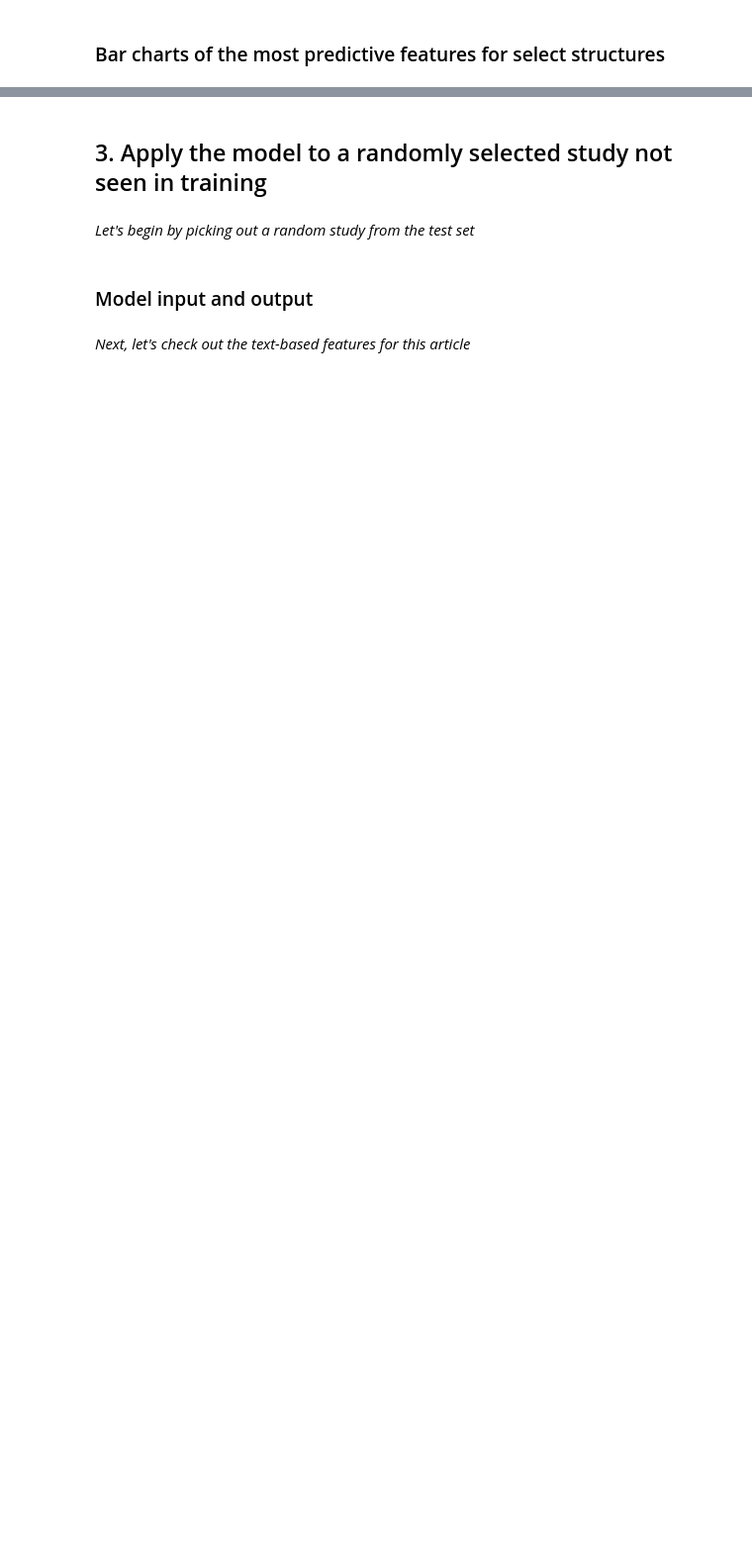
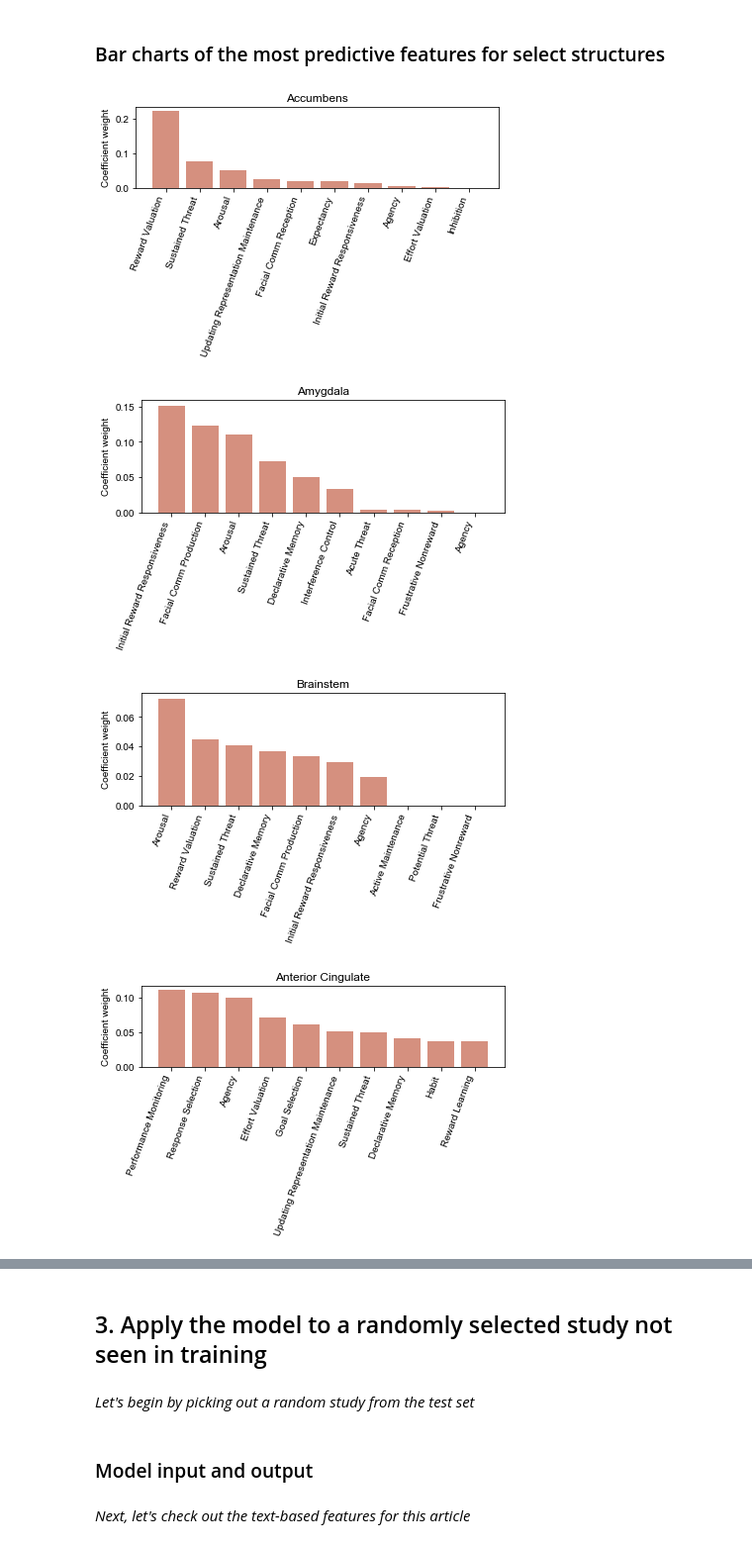
Before and after one commit to ehbeam/mind2brain, a Jupyter notebook: mind2brain.ipynb, the cells around one changed output, grey strips where cells are left out. Shown at 99% size. Drawn from its saved outputs; the diff is of its cells as text; code cells hidden in the pictures; blank space fills up the shorter version.

```diff
--- a/mind2brain.ipynb
+++ b/mind2brain.ipynb
@@ -173,7 +173,7 @@ img = image.new_img_like(cor, relab)
 # %% [markdown]
 ### Matrix of model coefficients sorted by atlas labels
 # %%
-labels = pd.read_csv("data/harvard-oxford.csv", index_col=2, header=0)
+labels = pd.read_csv("data/harvard-oxford.csv", index_col=1, header=0)
 # %%
 coef = pd.DataFrame(index=activation_atlas.columns, columns=features.columns)
 for structure in activation_atlas.columns:
@@ -208,22 +218,26 @@ len(test_ids)
 # %% [markdown]
 ### Bar charts of the most predictive features for select structures
-# %%
-labels["PREPROCESSED"]=labels.index
 # %%
 plt.rcParams["font.family"] = "Arial"
 for structure in ["accumbens", "amygdala", "brainstem", "cingulate_gyrus_anterior_division",
                   "frontal_medial_cortex", "inferior_temporal_gyrus_temporooccipital_part",
                   "insular_cortex", "lateral_occipital_cortex_inferior_division", "middle_frontal_gyrus",
                   "middle_temporal_gyrus_posterior_division", "subcallosal_cortex", "superior_frontal_gyrus",
                   "superior_parietal_lobule", "superior_temporal_gyrus_posterior_division",
                   "temporal_fusiform_cortex_posterior_division"]:
     top_features = coef.loc[structure].sort_values(ascending=False)[1:11]
+    top_labels = [feat.replace("_", " ").title() for feat in top_features.index]
     fig, ax = plt.subplots()
     ax.bar(range(10), top_features, align="center", alpha=0.85, color="#CE7D69")
     ax.set_xticks(range(10))
-    ax.set_xticklabels(top_features.index, rotation=70, ha="right")
+    ax.set_xticklabels(top_labels, rotation=70, ha="right")
     ax.set_ylabel("Coefficient weight")
     ax.set_title(labels.loc[structure,"PRESENTABLE"])
     plt.tight_layout()
     fig.savefig("figures/topfeat_{}.png".format(structure), dpi=250)
     plt.show()
+# %% [output]
+[figure, added]
+[figure, added]
+[figure, added]
+[figure, added]
```
Also changed, not shown: parts of 9 cells of this notebook, 16 other files.
